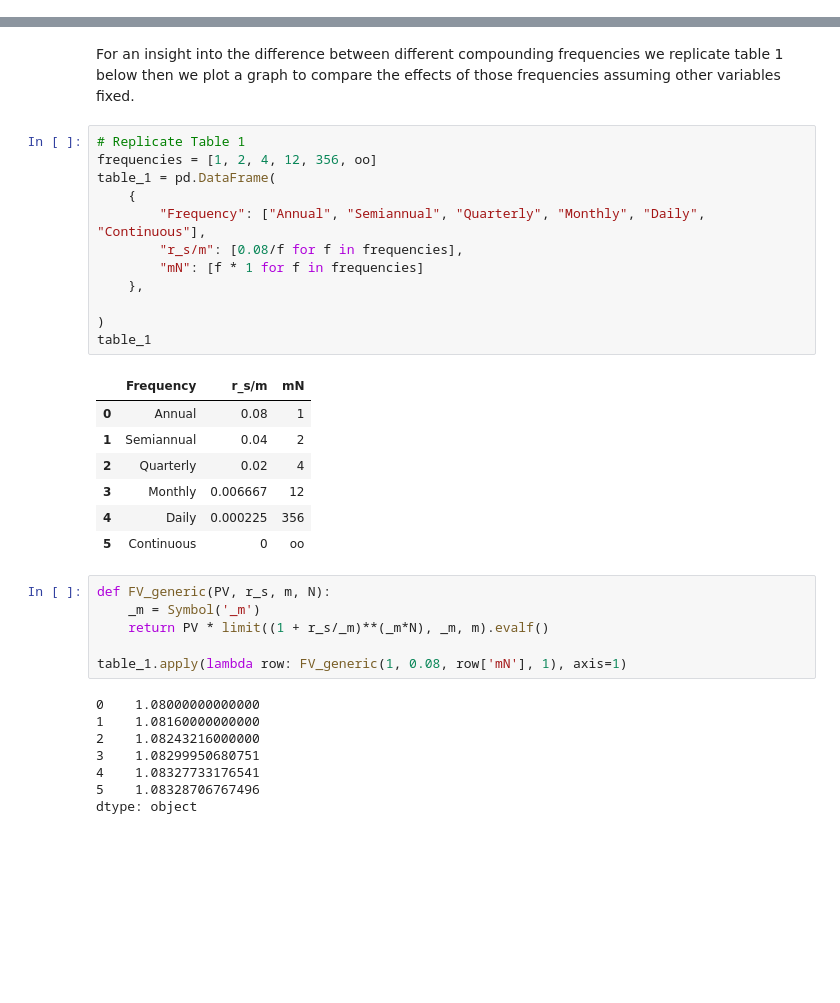
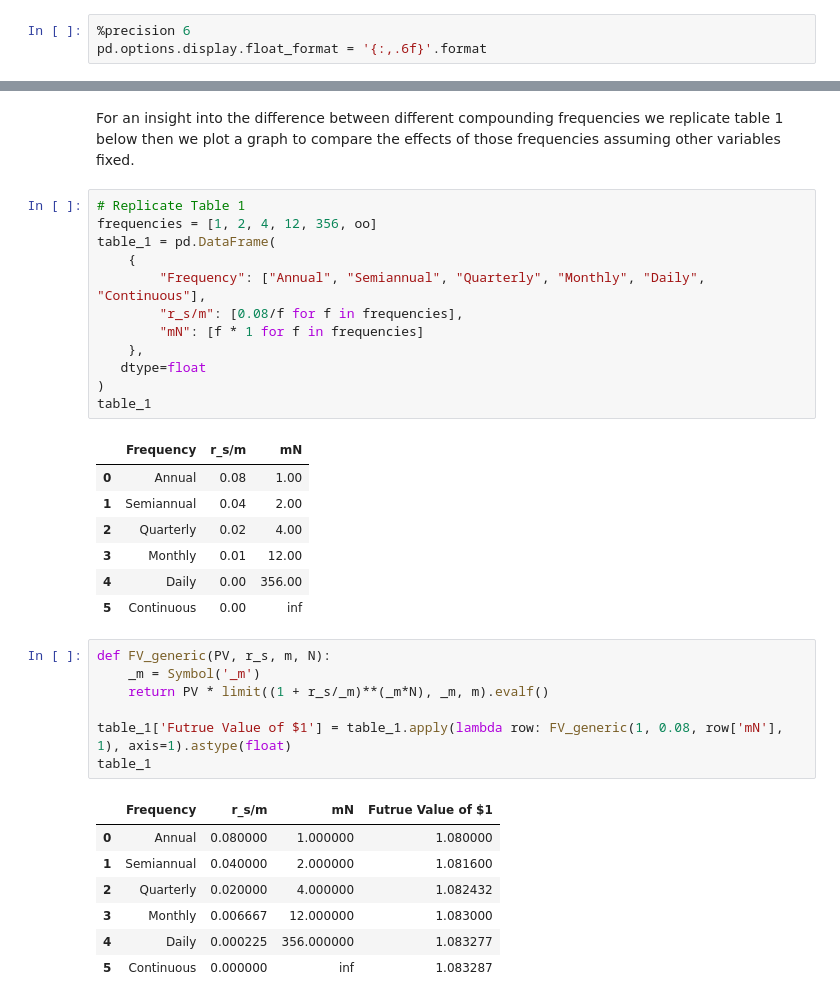
Before and after one commit to logician666/CFA-QuantitativeMethods, a Jupyter notebook: Notes to the Book.ipynb, the cells around one changed output, grey strips where cells are left out. Cells and saved outputs as stored; diff of their text form; blank space fills up the shorter version.

Commit message:
Concoluded Continuous Compounding.

```diff
--- a/Notes to the Book.ipynb
+++ b/Notes to the Book.ipynb
@@ -8,3 +6,6 @@ import pandas as pd
+# %%
+%precision 6
+pd.options.display.float_format = '{:,.6f}'.format
 # %% [markdown]
 ## Study Session 1 - Quantitative Methods 1
 # %% [markdown]
@@ -110,34 +111,35 @@ then we plot a graph to compare the effects of those frequencies assuming other
 # %%
 # Replicate Table 1
 frequencies = [1, 2, 4, 12, 356, oo]
 table_1 = pd.DataFrame(
     {
         "Frequency": ["Annual", "Semiannual", "Quarterly", "Monthly", "Daily", "Continuous"],
         "r_s/m": [0.08/f for f in frequencies],
         "mN": [f * 1 for f in frequencies]
     },
-
+   dtype=float
 )
 table_1
 # %% [output]
 |  | Frequency | r_s/m | mN |
-| 0 | Annual | 0.08 | 1 |
-| 1 | Semiannual | 0.04 | 2 |
-| 2 | Quarterly | 0.02 | 4 |
-| 3 | Monthly | 0.006667 | 12 |
-| 4 | Daily | 0.000225 | 356 |
-| 5 | Continuous | 0 | oo |
+| 0 | Annual | 0.08 | 1.00 |
+| 1 | Semiannual | 0.04 | 2.00 |
+| 2 | Quarterly | 0.02 | 4.00 |
+| 3 | Monthly | 0.01 | 12.00 |
+| 4 | Daily | 0.00 | 356.00 |
+| 5 | Continuous | 0.00 | inf |
 # %%
 def FV_generic(PV, r_s, m, N):
     _m = Symbol('_m')
     return PV * limit((1 + r_s/_m)**(_m*N), _m, m).evalf()
 
-table_1.apply(lambda row: FV_generic(1, 0.08, row['mN'], 1), axis=1)
+table_1['Futrue Value of $1'] = table_1.apply(lambda row: FV_generic(1, 0.08, row['mN'], 1), axis=1).astype(float)
+table_1
 # %% [output]
-0    1.08000000000000
-1    1.08160000000000
-2    1.08243216000000
-3    1.08299950680751
-4    1.08327733176541
-5    1.08328706767496
-dtype: object
+|  | Frequency | r_s/m | mN | Futrue Value of $1 |
+| 0 | Annual | 0.080000 | 1.000000 | 1.080000 |
+| 1 | Semiannual | 0.040000 | 2.000000 | 1.081600 |
+| 2 | Quarterly | 0.020000 | 4.000000 | 1.082432 |
+| 3 | Monthly | 0.006667 | 12.000000 | 1.083000 |
+| 4 | Daily | 0.000225 | 356.000000 | 1.083277 |
+| 5 | Continuous | 0.000000 | inf | 1.083287 |
```
Also changed, not shown: parts of 9 cells of this notebook, 1 other file.
